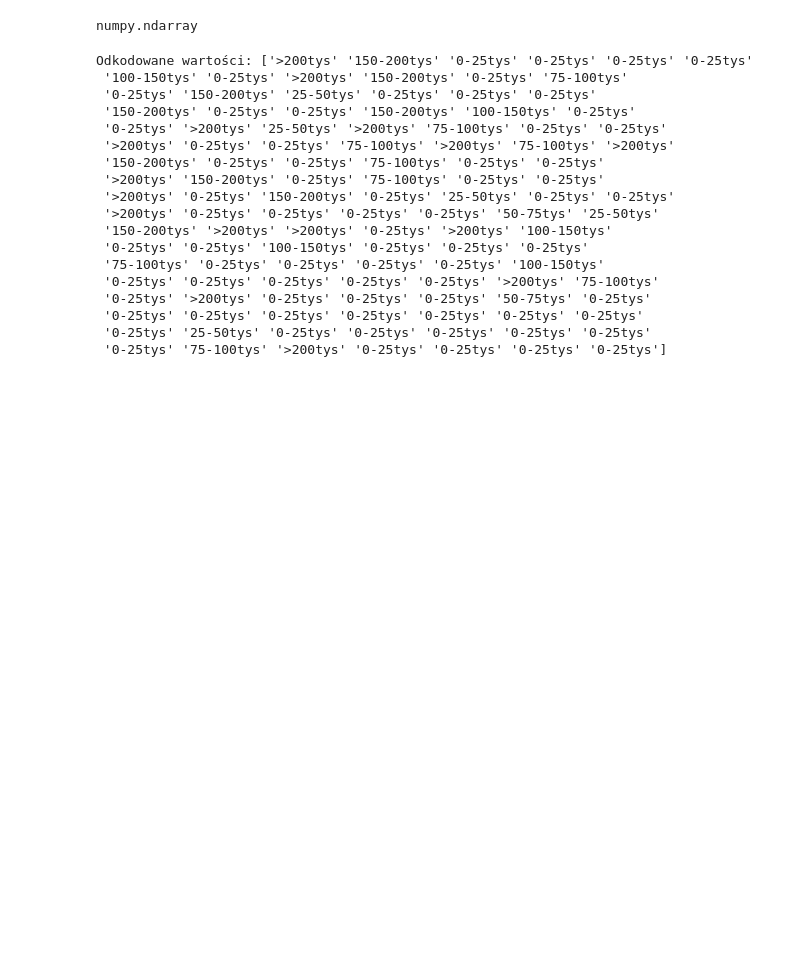
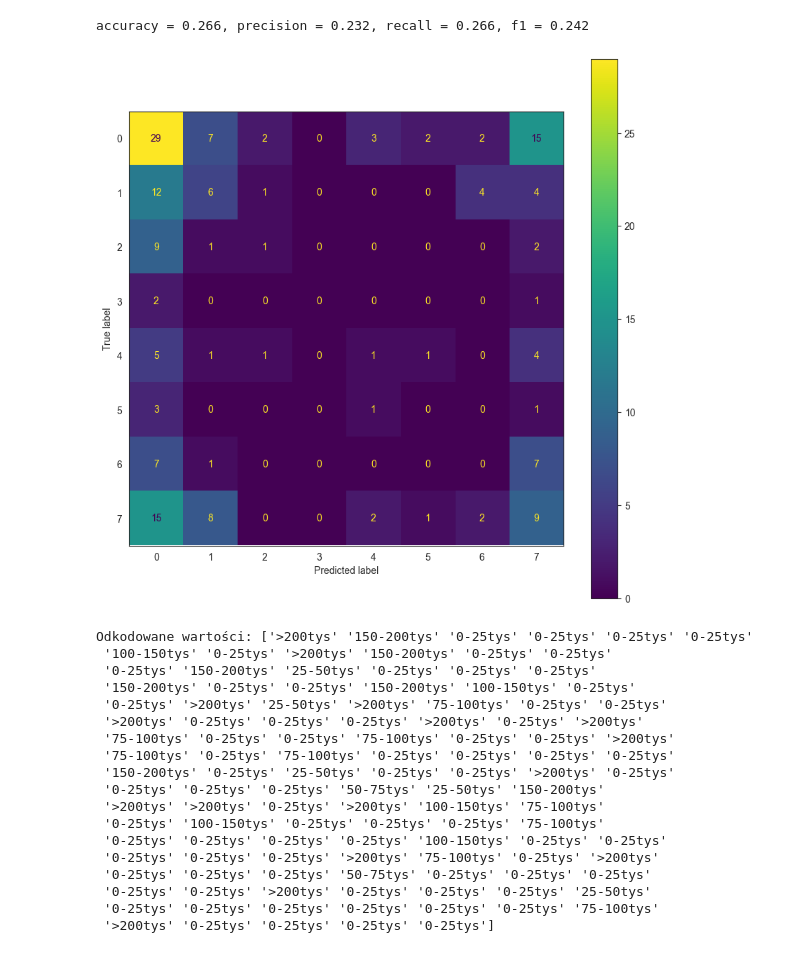
Before and after one commit to dmarszalik/ksw-views, a Jupyter notebook: KSW_interests.ipynb, the cells around one changed output. Saved outputs shown, nothing was run; the diff lists cells and outputs as text; code cells hidden in the pictures; blank space fills up the shorter version.

```diff
--- a/KSW_interests.ipynb
+++ b/KSW_interests.ipynb
@@ -201,10 +402,3 @@ plt.xlim(0,200000)
-# %%
-clean_df['publishTime'] = pd.to_datetime(clean_df['publishTime'])
-clean_df['hour'] = clean_df['publishTime'].dt.hour
-clean_df['dayPart'] = pd.cut(clean_df['hour'], bins=[0, 12, 18, 24], labels=['morning', 'afternoon', 'evening'], right=False)
-clean_df['dayPart'] = preprocessing.LabelEncoder().fit_transform(clean_df['dayPart'])
-clean_df['viewCount'] = clean_df['viewCount'].astype(float)
-clean_df['view_level'] = pd.cut(clean_df['viewCount'], bins=[0, 25000, 50000, 75000, 100000, 150000, 200000, 10000000], labels=['0-25tys', '25-50tys', '50-75tys', '75-100tys', '100-150tys', '150-200tys', '>200tys'], right=False)
 # %%
 clean_df['view_level'][0:10]
 # %% [output]
@@ -328,30 +523,52 @@ classifier = lr_classifier
-# %%
-classifier.fit(X_train, y_train)
-y_predict = classifier.predict(X_test)
-# %%
-type(y_predict)
-# %% [output]
-numpy.ndarray
+# %%
+ovo_clf = OneVsOneClassifier(LogisticRegression(C=30.0, solver='newton-cg', multi_class='multinomial',penalty='l2'))
+ovo_clf.fit(X_train, y_train)
+
+ovr_clf = OneVsRestClassifier(LogisticRegression(C=30.0, solver='newton-cg', multi_class='multinomial',penalty='l2'))
+ovr_clf.fit(X_train, y_train)
+
+y_predict_ovo = ovo_clf.predict(X_test)
+y_predict_ovr = ovr_clf.predict(X_test)
+# %%
+# scoring model
+accuracy, precision, recall, f1 = get_metrics(y_test, y_predict_ovr)
+print("accuracy = %.3f, precision = %.3f, recall = %.3f, f1 = %.3f" % (accuracy, precision, recall, f1))
+# i'll be focusing on increasing precision cause I want to prove to cuustomer that he can feel confident about predictions (not to feel it is to optimistic)
+# %% [output]
+accuracy = 0.266, precision = 0.232, recall = 0.266, f1 = 0.242
+# %%
+from sklearn.metrics import confusion_matrix, ConfusionMatrixDisplay
+cm = confusion_matrix(y_test, y_predict_ovr)
+
+#np.fill_diagonal(norm_cm, 0)
+
+cm_display = ConfusionMatrixDisplay(confusion_matrix = cm)
+
+fig, ax = plt.subplots(figsize=(10,10))
+cm_display.plot(ax = ax)
+plt.show()
+# %% [output]
+[figure, added]
 # %%
-decoded_labels = encoder.inverse_transform(y_predict)
+decoded_labels = encoder.inverse_transform(y_predict_ovr)
 
 print("Odkodowane wartości:", decoded_labels)
 # %% [output]
 Odkodowane wartości: ['>200tys' '150-200tys' '0-25tys' '0-25tys' '0-25tys' '0-25tys'
- '100-150tys' '0-25tys' '>200tys' '150-200tys' '0-25tys' '75-100tys'
+ '100-150tys' '0-25tys' '>200tys' '150-200tys' '0-25tys' '0-25tys'
  '0-25tys' '150-200tys' '25-50tys' '0-25tys' '0-25tys' '0-25tys'
  '150-200tys' '0-25tys' '0-25tys' '150-200tys' '100-150tys' '0-25tys'
  '0-25tys' '>200tys' '25-50tys' '>200tys' '75-100tys' '0-25tys' '0-25tys'
- '>200tys' '0-25tys' '0-25tys' '75-100tys' '>200tys' '75-100tys' '>200tys'
- '150-200tys' '0-25tys' '0-25tys' '75-100tys' '0-25tys' '0-25tys'
- '>200tys' '150-200tys' '0-25tys' '75-100tys' '0-25tys' '0-25tys'
- '>200tys' '0-25tys' '150-200tys' '0-25tys' '25-50tys' '0-25tys' '0-25tys'
- '>200tys' '0-25tys' '0-25tys' '0-25tys' '0-25tys' '50-75tys' '25-50tys'
- '150-200tys' '>200tys' '>200tys' '0-25tys' '>200tys' '100-150tys'
- '0-25tys' '0-25tys' '100-150tys' '0-25tys' '0-25tys' '0-25tys'
- '75-100tys' '0-25tys' '0-25tys' '0-25tys' '0-25tys' '100-150tys'
- '0-25tys' '0-25tys' '0-25tys' '0-25tys' '0-25tys' '>200tys' '75-100tys'
- '0-25tys' '>200tys' '0-25tys' '0-25tys' '0-25tys' '50-75tys' '0-25tys'
- '0-25tys' '0-25tys' '0-25tys' '0-25tys' '0-25tys' '0-25tys' '0-25tys'
- '0-25tys' '25-50tys' '0-25tys' '0-25tys' '0-25tys' '0-25tys' '0-25tys'
- '0-25tys' '75-100tys' '>200tys' '0-25tys' '0-25tys' '0-25tys' '0-25tys']
+ '>200tys' '0-25tys' '0-25tys' '0-25tys' '>200tys' '0-25tys' '>200tys'
+ '75-100tys' '0-25tys' '0-25tys' '75-100tys' '0-25tys' '0-25tys' '>200tys'
+ '75-100tys' '0-25tys' '75-100tys' '0-25tys' '0-25tys' '0-25tys' '0-25tys'
+ '150-200tys' '0-25tys' '25-50tys' '0-25tys' '0-25tys' '>200tys' '0-25tys'
+ '0-25tys' '0-25tys' '0-25tys' '50-75tys' '25-50tys' '150-200tys'
+ '>200tys' '>200tys' '0-25tys' '>200tys' '100-150tys' '75-100tys'
+ '0-25tys' '100-150tys' '0-25tys' '0-25tys' '0-25tys' '75-100tys'
+ '0-25tys' '0-25tys' '0-25tys' '0-25tys' '100-150tys' '0-25tys' '0-25tys'
+ '0-25tys' '0-25tys' '0-25tys' '>200tys' '75-100tys' '0-25tys' '>200tys'
+ '0-25tys' '0-25tys' '0-25tys' '50-75tys' '0-25tys' '0-25tys' '0-25tys'
+ '0-25tys' '0-25tys' '>200tys' '0-25tys' '0-25tys' '0-25tys' '25-50tys'
+ '0-25tys' '0-25tys' '0-25tys' '0-25tys' '0-25tys' '0-25tys' '75-100tys'
+ '>200tys' '0-25tys' '0-25tys' '0-25tys' '0-25tys']
```
Also changed, not shown: parts of 36 cells of this notebook.
